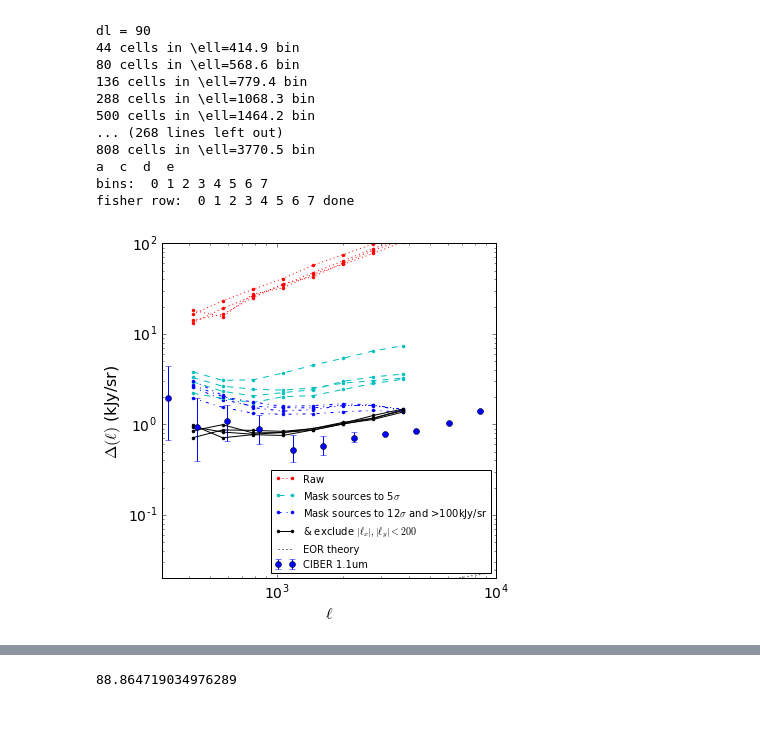
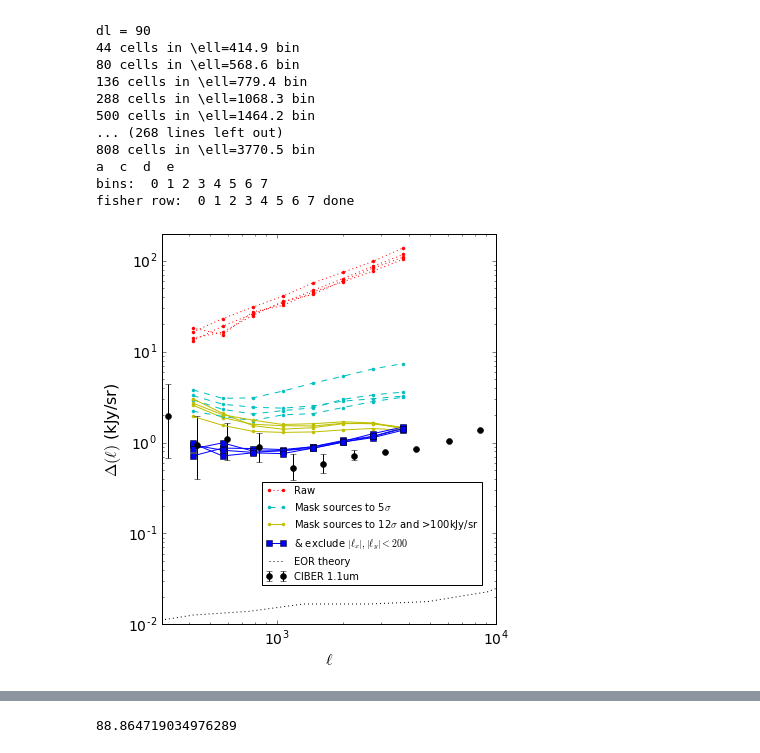
Before and after one commit to abrahamneben/21cmIRxcor, a Jupyter notebook: better_fg_masking_with_opt_pspec/big_foreground_masking_study.ipynb, the cells around one changed output, grey strips where cells are left out. Drawn from its saved outputs; the diff is of its cells as text; code cells hidden in the pictures; blank space fills up the shorter version.

Commit message:
plotting improvements

```diff
--- a/better_fg_masking_with_opt_pspec/big_foreground_masking_study.ipynb
+++ b/better_fg_masking_with_opt_pspec/big_foreground_masking_study.ipynb
@@ -443,34 +434,36 @@ a  c  d  e
 bins:  0 1 2 3 4 5 6 7
 fisher row:  0 1 2 3 4 5 6 7 done
 # %%
-#lbins_pspec_img_zoom_list = pickle.load(open( d+"lbins_pspec_img_zoom_list_4frames_1.p", "rb" ) )
+d = '/home/abrahamn/xcor_data/analysis/ATLAS_mwa57694_rereduction/'
+lbins_pspec_img_zoom_list = pickle.load(open( d+"lbins_pspec_img_zoom_list_4frames_2.p", "rb" ) )
 # %%
-stys = ['r.:','c.--','b.-.','k.-']
+stys = ['r.:','c.--','y.-','bs-']
+lws = [1,1,1,1]
 matplotlib.rcParams.update({'font.size': 14})
 
-plt.figure(figsize=(6,6))
+plt.figure(figsize=(6,7))
 labels = ['Raw','Mask sources to 5$\sigma$','Mask sources to 12$\sigma$ and >100kJy/sr','& exclude $|\ell_x|,|\ell_y|<200$' ]
 
 for framei in range(4):
     for j in range(4):
         l = labels[j] if framei == 0 else ''
         lbins,pspec,img_kjy_per_sr_meansub,masked_img_zoom,params = lbins_pspec_img_zoom_list[framei][j]
-        plt.loglog(lbins,sqrt(lbins**2*pspec/(2*pi)),stys[j],label=l)
+        plt.loglog(lbins,sqrt(lbins**2*pspec/(2*pi)),stys[j],label=l,linewidth=lws[j])
 
 plt.errorbar(ell_Cell_ciber[1::3,0],ell_Cell_ciber[1::3,1],yerr=[np.abs(ell_Cell_ciber[1::3,1]-ell_Cell_ciber[0::3,1]),\
-                                                                 np.abs(ell_Cell_ciber[2::3,1]-ell_Cell_ciber[1::3,1])],fmt='o',label='CIBER 1.1um')
+                                                                 np.abs(ell_Cell_ciber[2::3,1]-ell_Cell_ciber[1::3,1])],fmt='o',label='CIBER 1.1um',color='k')
 
 plt.loglog(ell_Cell_eormodel[:,0],ell_Cell_eormodel[:,1],'k:',label='EOR theory')
 
-plt.legend(fontsize=10,loc=4)
-plt.ylim([.02,100])
+plt.legend(fontsize=10,loc=(.3,.1))
+plt.ylim([.01,200])
 plt.xlim([300,1.e4])
 plt.xlabel('$\ell$',fontsize=16)
 plt.ylabel('$\Delta(\ell)$ (kJy/sr)',fontsize=16)
 
 plt.savefig('big_foreground_masking_study_pspecs_2.pdf',bbox_inches='tight')
 # %% [output]
-[figure, old version]
+[figure, new version]
 # %%
 fig = plt.figure(figsize=(14,15))
 
```
Also changed, not shown: parts of 3 cells of this notebook, 2 other files.
